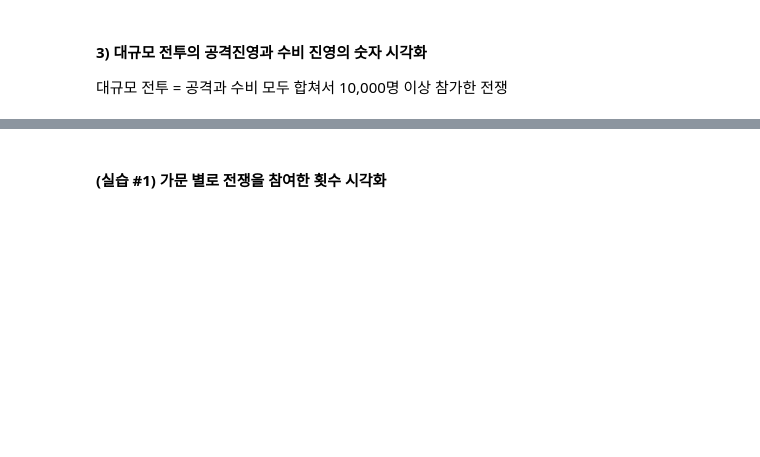
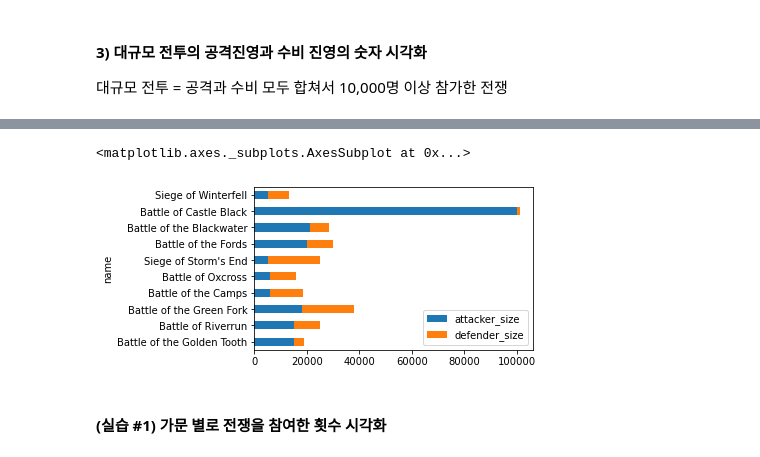
Before and after one commit to dy5299/bigdata, a Jupyter notebook: 03 Pandas/Day12-13 실습 3. 데이터 시각화(matplotlib)와 왕좌의 게임 데이터 분석.ipynb, the cells around one changed output, grey strips where cells are left out. Saved outputs shown, nothing was run; the diff lists cells and outputs as text; code cells hidden in the pictures; blank space fills up the shorter version.

```diff
--- a/03 Pandas/Day12 실습 3. 데이터 시각화(matplotlib)와 왕좌의 게임 데이터 분석.ipynb
+++ b/03 Pandas/Day12-13 실습 3. 데이터 시각화(matplotlib)와 왕좌의 게임 데이터 분석.ipynb
@@ -351,2 +480,9 @@ death = pd.read_csv('data/data-society-game-of-thrones/character-deaths.csv')
+# %%
+big_battles.plot(  figsize = (5,3),
+                 kind = 'barh',
+                stacked = True)
+# %% [output]
+<matplotlib.axes._subplots.AxesSubplot at 0x...>
+[figure, added]
 # %% [markdown]
 #### (실습 #1) 가문 별로 전쟁을 참여한 횟수 시각화
```
Also changed, not shown: parts of 49 cells of this notebook, 1 other file.
